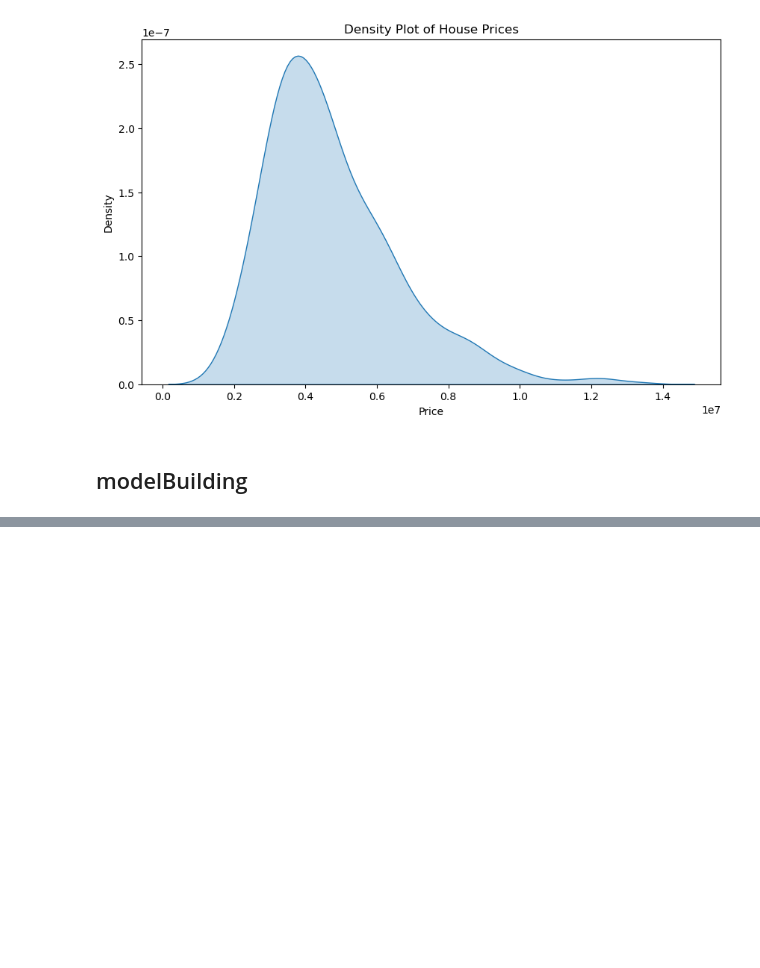
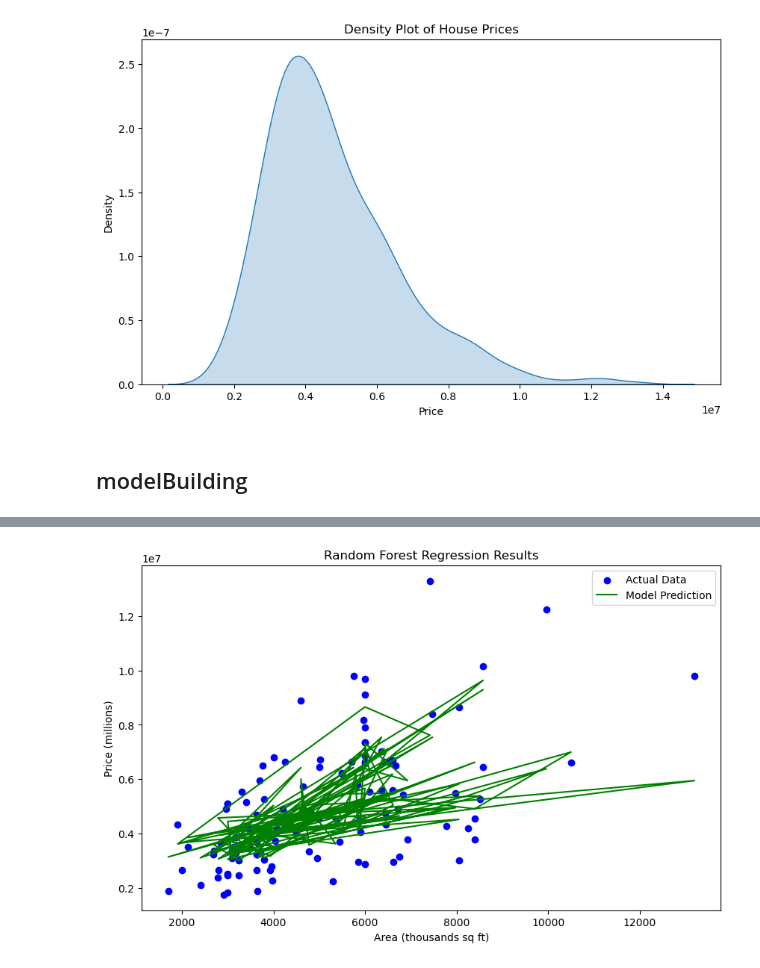
Before and after one commit to Karush2807/TechRumble01, a Jupyter notebook: main.ipynb, the cells around one changed output, grey strips where cells are left out. Cells and saved outputs as stored; diff of their text form; code cells hidden in the pictures; blank space fills up the shorter version.

```diff
--- a/main.ipynb
+++ b/main.ipynb
@@ -413,0 +479,30 @@ plt.show()
+# %%
+from sklearn.preprocessing import StandardScaler
+
+# # Feature engineering
+# copyData['total_rooms'] = copyData['bedrooms'] + copyData['bathrooms']
+# copyData['price_per_sqft'] = copyData['price'] / copyData['area']
+# copyData['living_space'] = copyData['area'] / copyData['stories']
+
+#splitting dataset
+X_train, X_test, y_train, y_test = train_test_split(X, y, test_size=0.2, random_state=42)
+
+
+#Scale the features
+scaler = StandardScaler()
+X_train_scaled = scaler.fit_transform(X_train)
+X_test_scaled = scaler.transform(X_test)
+
+# Train Random Forest model
+rf_model = RandomForestRegressor(n_estimators=100, max_depth=4, random_state=42)
+rf_model.fit(X_train_scaled, y_train)
+
+# # Make predictions
+y_pred = rf_model.predict(X_test_scaled)
+# %%
+# Train Random Forest model
+rf_model = RandomForestRegressor(n_estimators=100, max_depth=20, random_state=42)
+rf_model.fit(X_train_scaled, y_train)
+
+copyData=copyData.drop(columns=['bedrooms', 'bathrooms'])
+copyData.head()
@@ -413,0 +534,16 @@ plt.show()
+# %%
+# Train Random Forest model
+rf_model = RandomForestRegressor(n_estimators=100, max_depth=40, min_samples_split=15, random_state=42)
+rf_model.fit(X_train_scaled, y_train)
+
+
+plt.figure(figsize=(10, 6))
+plt.scatter(X_test['area'], y_test, color='blue', label='Actual Data')
+plt.plot(X_test['area'], y_pred, color='green', label='Model Prediction')
+plt.xlabel('Area (thousands sq ft)')
+plt.ylabel('Price (millions)')
+plt.title('Random Forest Regression Results')
+plt.legend()
+plt.show()
+# %% [output]
+[figure, added]
```
Also changed, not shown: parts of 13 cells of this notebook.
